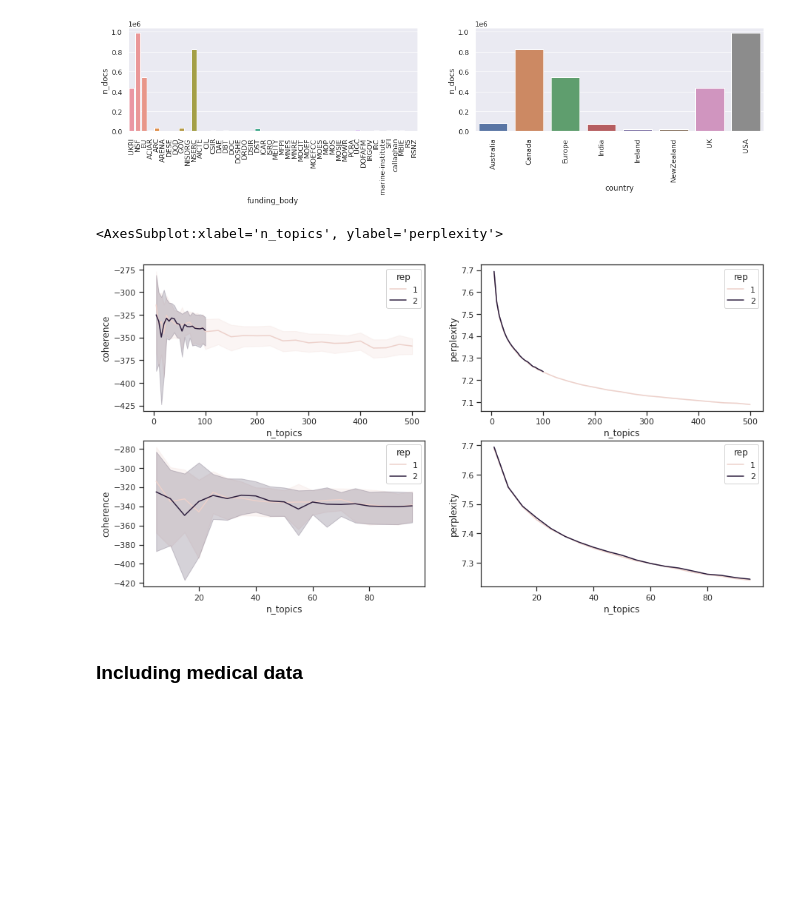
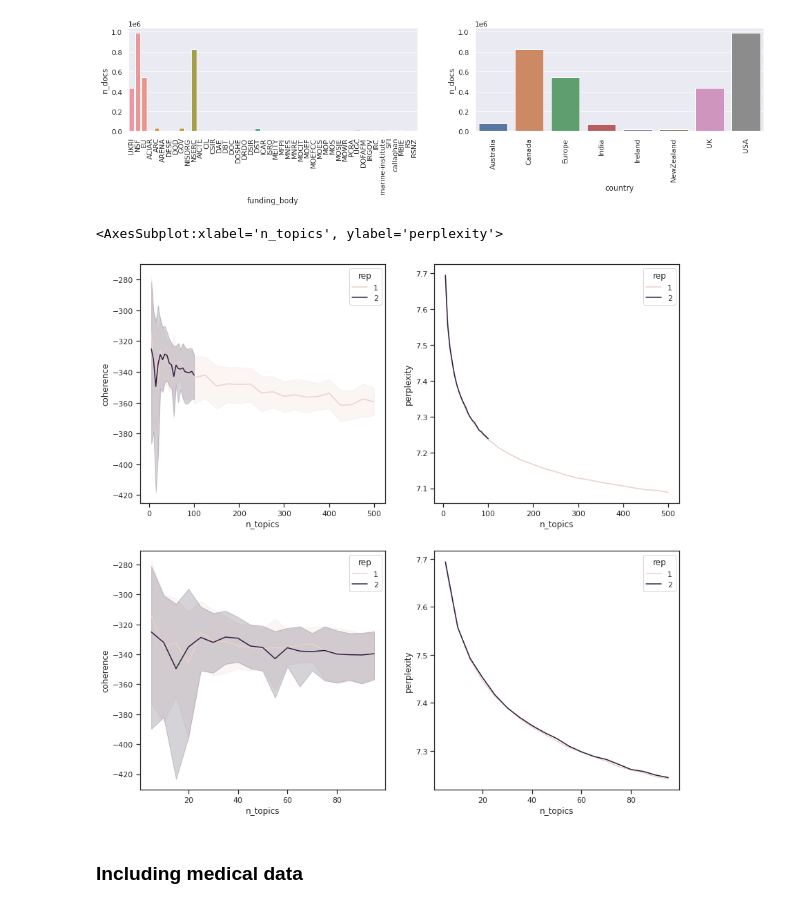
Before and after one commit to FCBT/Funding-Landscape, a Jupyter notebook: notebooks/report-31-Oct.ipynb, the cells around one changed output. Saved outputs shown, nothing was run; the diff lists cells and outputs as text; code cells hidden in the pictures; blank space fills up the shorter version.

```diff
--- a/notebooks/report-31-Oct.ipynb
+++ b/notebooks/report-31-Oct.ipynb
@@ -114,24 +114,24 @@ for t in topic_paths:
                 data["perplexity"].append(perp)
 # %%
 # plot settings
-sns.set(rc={'figure.figsize':(15,8)})
+sns.set(rc={'figure.figsize':(14,14)})
 sns.set_theme(style="ticks")
 fig, axs = plt.subplots(ncols=2, nrows=2)
 
 # turn dict into df
 df = pd.DataFrame(data)
 # remove the 3 replicate because it is incomplete (I have not finished running it to 100 topics)
 df = df.query("rep!=3")
 
 # Plot
 sns.lineplot(x="n_topics", y="coherence", hue = "rep",  data=df, ax = axs[0,0])
 sns.lineplot(x="n_topics", y="perplexity", hue = "rep",  data=df, ax = axs[0,1])
 
 sns.lineplot(x="n_topics", y="coherence", hue = "rep", data=df.query("n_topics < 100"), ax = axs[1,0])
 sns.lineplot(x="n_topics", y="perplexity", hue = "rep", data=df.query("n_topics < 100"), ax = axs[1,1])
 # %% [output]
 <AxesSubplot:xlabel='n_topics', ylabel='perplexity'>
-[figure, old version]
+[figure, new version]
 # %% [markdown]
 ### Including medical data
 # %%
```
Also changed, not shown: parts of 2 cells of this notebook.
